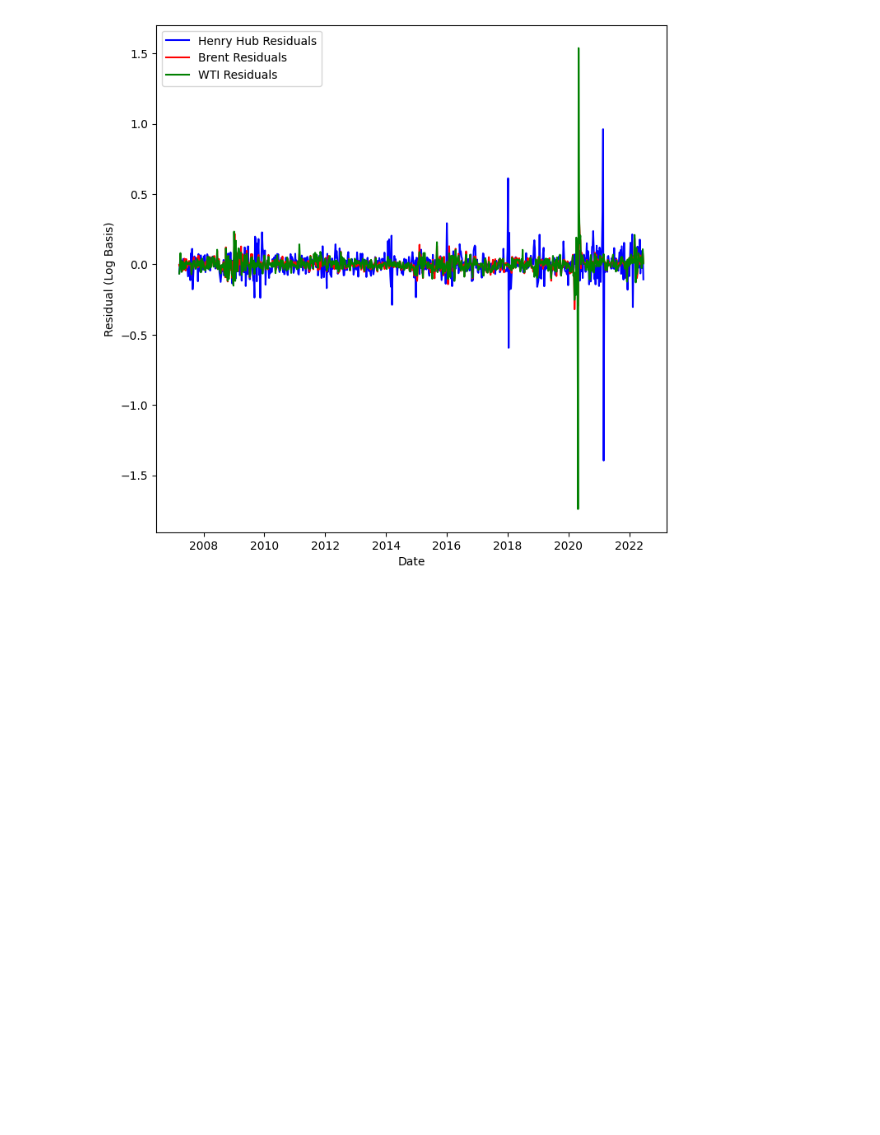
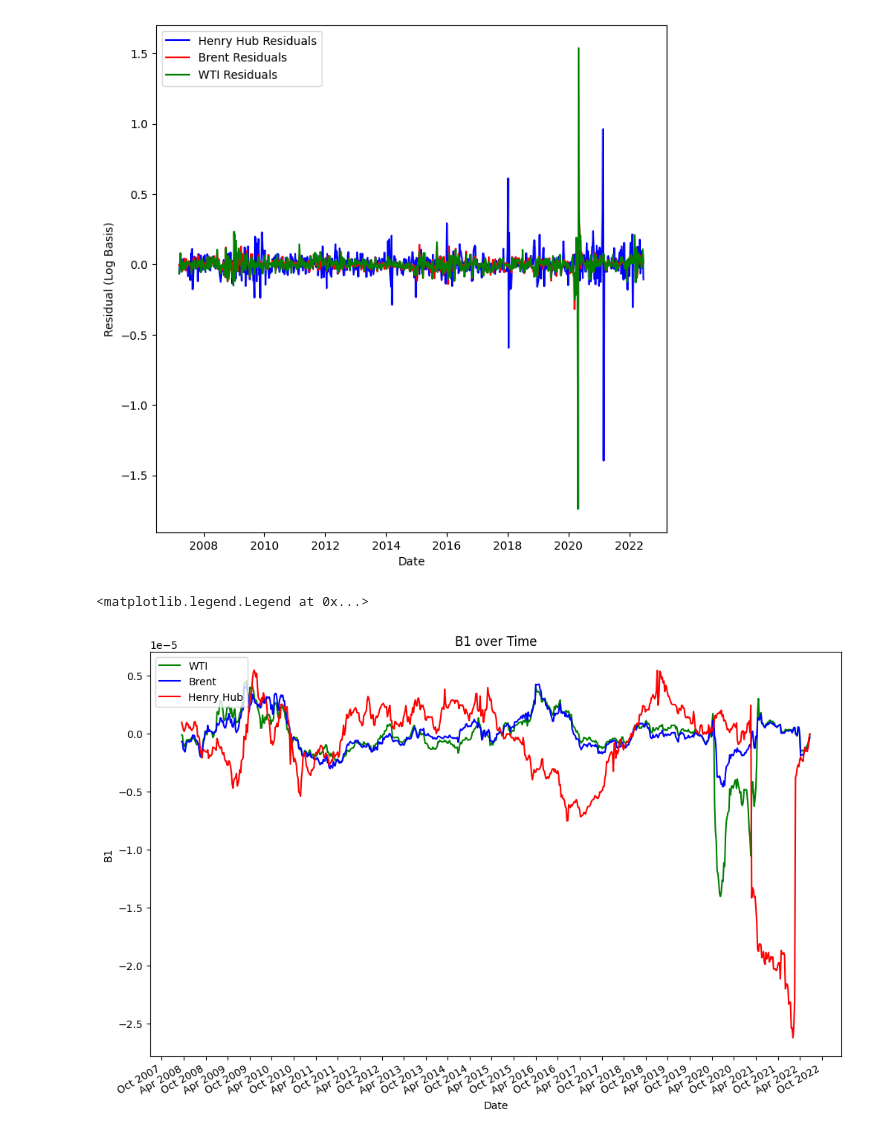
Before and after one commit to beniciouhart/regime-detection, a Jupyter notebook: notebooks/demo.ipynb, the cells around one changed output. Cells and saved outputs as stored; diff of their text form; code cells hidden in the pictures; blank space fills up the shorter version.

Commit message:
Ran and plotted rolling OLS

```diff
--- a/notebooks/demo.ipynb
+++ b/notebooks/demo.ipynb
@@ -270,3 +252,35 @@ plt.legend(loc="upper left")
 # %% [output]
 <matplotlib.legend.Legend at 0x...>
 [figure]
+# %%
+from statsmodels.regression.rolling import RollingOLS
+
+results = {}
+window = 52 # weeks
+
+
+for series, y in [('wti', df_model['RWTC_log_return_stationary']),
+                  ('brent', df_model['RBRTE_log_return_stationary']),
+                  ('henry', df_model['RNGWHHD_log_return_stationary'])]:
+    model = RollingOLS(y, X, window = window)
+    fit = model.fit(cov_type = 'HAC', cov_kwds = {'maxlags': 4})
+    results[series] = fit
+# %%
+import matplotlib.dates as mdates
+plt.figure(figsize= (12,8))
+plt.plot(results['wti'].params.iloc[window:, 1], "g",label = 'WTI')
+plt.plot(results['brent'].params.iloc[window:, 1], "b",label = 'Brent')
+plt.plot(results['henry'].params.iloc[window:, 1], "r",label = 'Henry Hub')
+
+ax = plt.gca()
+ax.xaxis.set_major_locator(mdates.MonthLocator(interval=6))
+ax.xaxis.set_major_formatter(mdates.DateFormatter('%b %Y'))
+plt.gcf().autofmt_xdate()  # rotates labels so they don't overlap
+
+plt.xlabel(xlabel= "Date")
+plt.ylabel(ylabel = "B1")
+plt.title( label = "B1 over Time")
+plt.legend(loc="upper left")
+# %% [output]
+<matplotlib.legend.Legend at 0x...>
+[figure, added]
```
Also changed, not shown: parts of 3 cells of this notebook.
